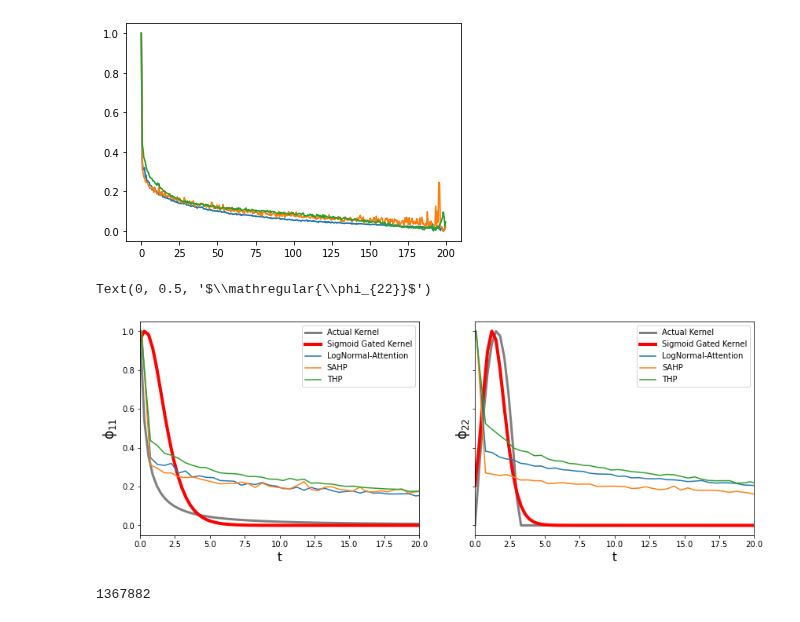
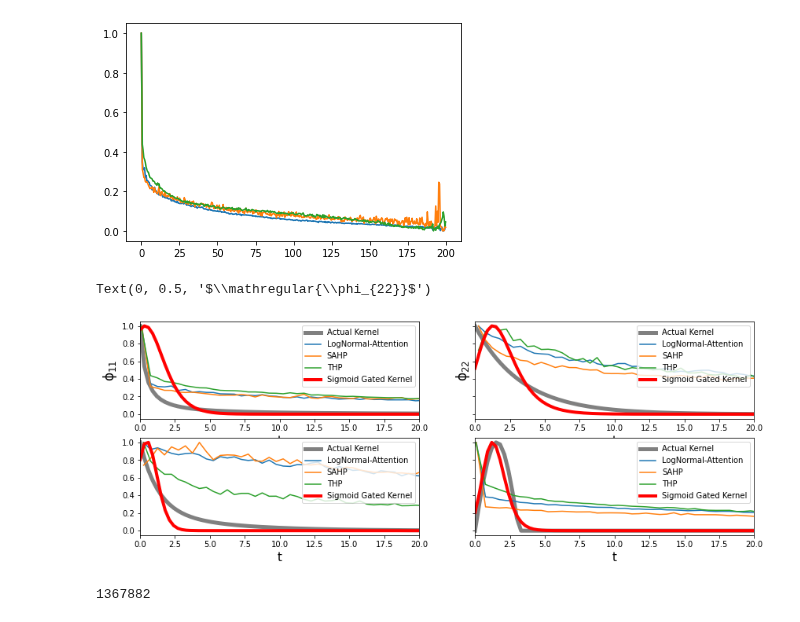
Before and after one commit to yamacisik/gated_kernel_tpp, a Jupyter notebook: figures.ipynb, the cells around one changed output. Saved outputs shown, nothing was run; the diff lists cells and outputs as text; code cells hidden in the pictures.

Commit message:
Learning 2-d with sigmoid

```diff
--- a/figures.ipynb
+++ b/figures.ipynb
@@ -277,41 +261,43 @@ real_values = (real_values - real_values.min())/(real_values.max()-real_values.m
 
 k = (k - k.min())/(k.max()-k.min())
 # %%
-fig, axes = plt.subplots(1, 2,figsize=(14,5),sharex=False,sharey=True)
+fig, axes = plt.subplots(2, 2,figsize=(14,5),sharex=False,sharey=True)
 axes = axes.flatten()
 plot_times = torch.arange(0,200,0.3)
 names = ['LogNormal-Attention','SAHP','THP']
 plot_index = 0
 for i in range(len(axes)):
 
 
     values = magic_kernel(plot_times,sigma = sigmas[plot_index], lengthscale = lengtscales[plot_index], alpha = alphas[plot_index])
     values = (values - values.min())/(values.max()-values.min())
 
     real_values = triggering_kernel(plot_times,plot_index)
     real_values = (real_values - real_values.min())/(real_values.max()-real_values.min())
 
-    axes[i].plot(plot_times,real_values,linewidth=3,c ='gray',label ='Actual Kernel')
-    axes[i].plot(plot_times,values,linewidth=4,c ='red',label ='Sigmoid Gated Kernel')
-    axes[i].set_xlabel('t',size = 15)
+    axes[i].plot(plot_times,real_values,linewidth=5,c ='gray',label ='Actual Kernel')
+
 
 
     for j in range(3):
         times =all_times[j][plot_index]
         kernels = all_results[j][plot_index]
         kernels = (kernels - kernels.min())/(kernels.max()-kernels.min())
         axes[i].plot(times,kernels,label = names[j])
         axes[i].set_xlim(0,20)
 
-    plot_index+=3
+    axes[i].plot(plot_times,values,linewidth=4,c ='red',label ='Sigmoid Gated Kernel')
+    axes[i].set_xlabel('t',size = 15)
+
+    plot_index+=1
 for ax in axes:
     ax.legend()
 
 axes[0].set_ylabel('$\mathregular{\phi_{11}}$',size = 17)
 axes[1].set_ylabel('$\mathregular{\phi_{22}}$',size = 17)
 # %% [output]
 Text(0, 0.5, '$\\mathregular{\\phi_{22}}$')
-[figure, old version]
+[figure, new version]
 # %%
 len(all_times[j][i])
 # %% [output]
```
Also changed, not shown: parts of 2 cells of this notebook.
